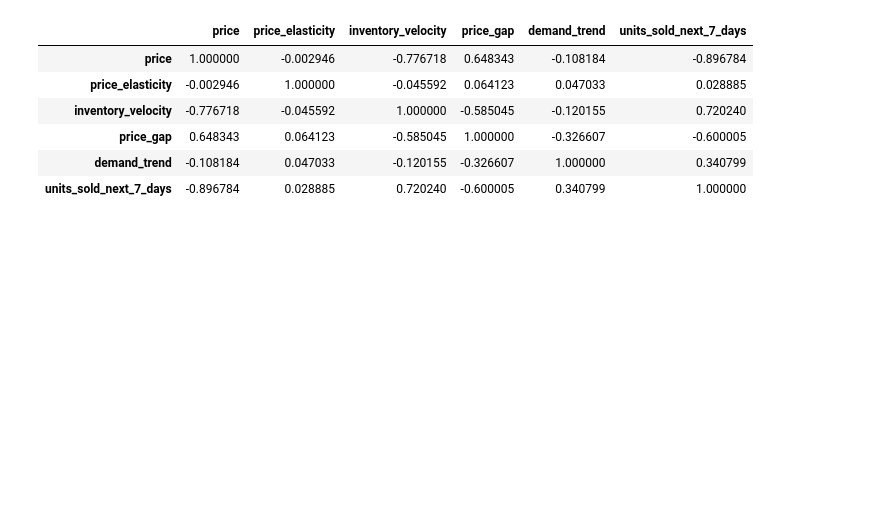
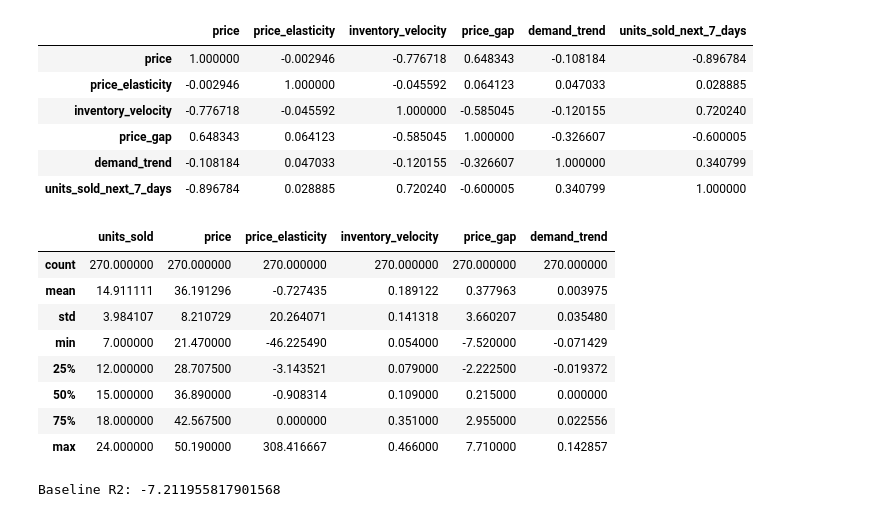
Before and after one commit to abdullahsaleem786/Ecom-Sentinel-Autonomous-Pricing-System, a Jupyter notebook: data/notebooks/phase2_day4toOnwards_dataset_building.ipynb, the cells around one changed output. Cells and saved outputs as stored; diff of their text form; code cells hidden in the pictures; blank space fills up the shorter version.

```diff
--- a/data/notebooks/phase2_day4toOnwards_dataset_building.ipynb
+++ b/data/notebooks/phase2_day4toOnwards_dataset_building.ipynb
@@ -144,7 +144,8 @@ df["units_sold_next_7_days"] = (
       .reset_index(level=0, drop=True)
 )
 # %%
-feature_cols=[
+feature_cols = [
+    'units_sold',
     'price',
     'price_elasticity',
     'inventory_velocity',
@@ -233,0 +259,20 @@ df_clean[['price',
+# %%
+df_clean[feature_cols].describe()
+# %% [output]
+|  | units_sold | price | price_elasticity | inventory_velocity | price_gap | demand_trend |
+| count | 270.000000 | 270.000000 | 270.000000 | 270.000000 | 270.000000 | 270.000000 |
+| mean | 14.911111 | 36.191296 | -0.727435 | 0.189122 | 0.377963 | 0.003975 |
+| std | 3.984107 | 8.210729 | 20.264071 | 0.141318 | 3.660207 | 0.035480 |
+| min | 7.000000 | 21.470000 | -46.225490 | 0.054000 | -7.520000 | -0.071429 |
+| 25% | 12.000000 | 28.707500 | -3.143521 | 0.079000 | -2.222500 | -0.019372 |
+| 50% | 15.000000 | 36.890000 | -0.908314 | 0.109000 | 0.215000 | 0.000000 |
+| 75% | 18.000000 | 42.567500 | 0.000000 | 0.351000 | 2.955000 | 0.022556 |
+| max | 24.000000 | 50.190000 | 308.416667 | 0.466000 | 7.710000 | 0.142857 |
+# %%
+import numpy as np
+
+baseline = np.full_like(y_test, y_train.mean())
+
+print("Baseline R2:", r2_score(y_test, baseline))
+# %% [output]
+Baseline R2: -7.211955817901568
```
Also changed, not shown: parts of 4 cells of this notebook, 5 other files.
